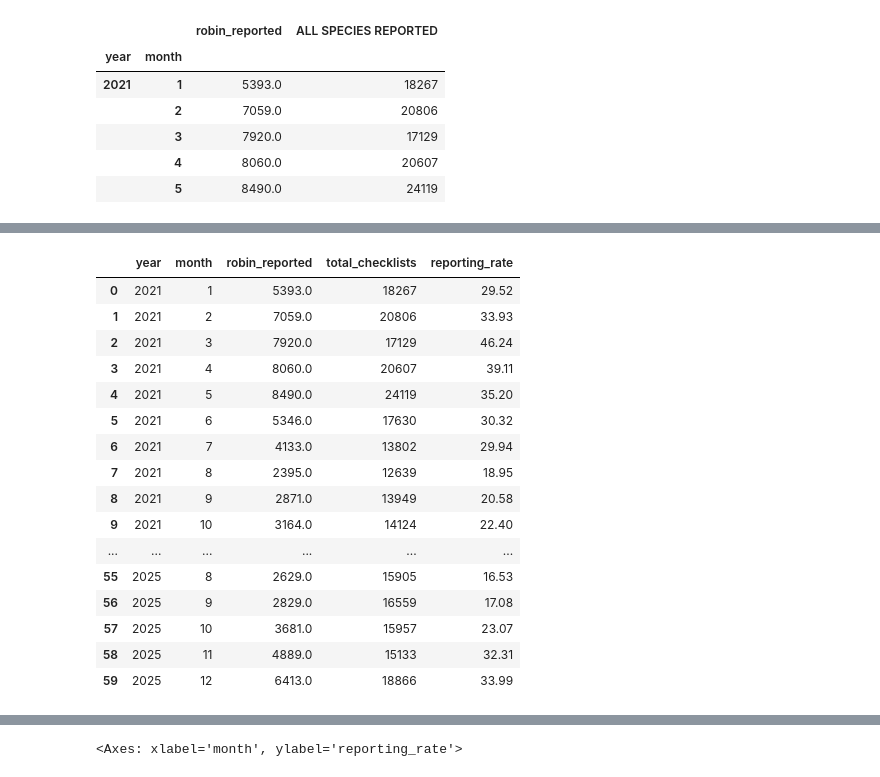
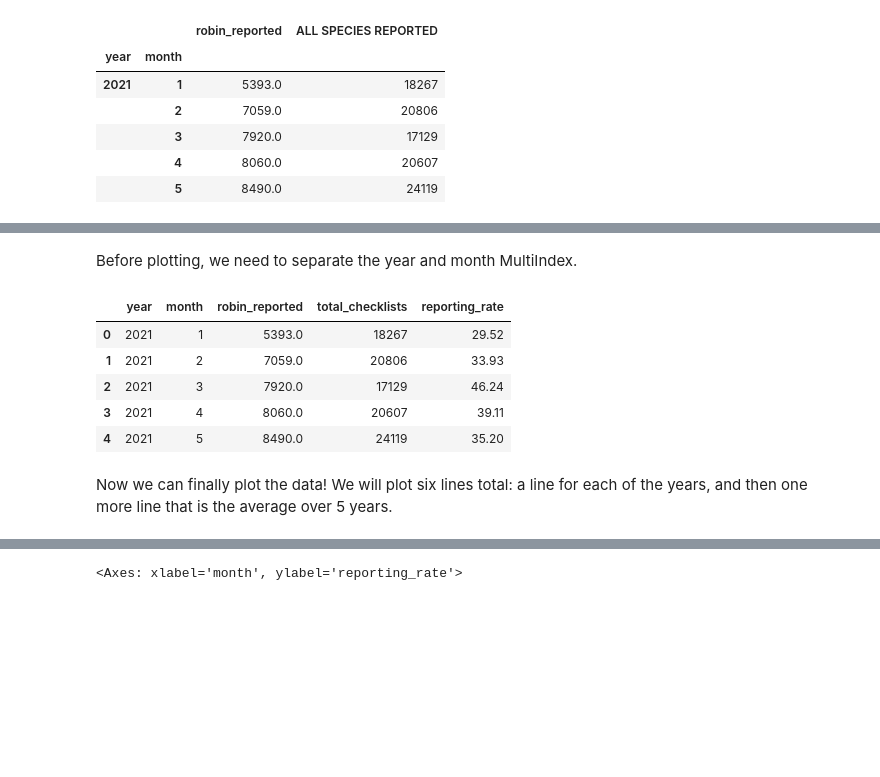
Before and after one commit to mhu732/american-robin-spring-analysis, a Jupyter notebook: american-robin.ipynb, the cells around one changed output, grey strips where cells are left out. Drawn from its saved outputs; the diff is of its cells as text; code cells hidden in the pictures; blank space fills up the shorter version.

```diff
--- a/american-robin.ipynb
+++ b/american-robin.ipynb
@@ -78,4 +88,0 @@ dtype: object
-# %%
-# Convert to datetime
-df_all_checklists["OBSERVATION DATE"] = pd.to_datetime(df_all_checklists["OBSERVATION DATE"])
-print(df_all_checklists["OBSERVATION DATE"])
@@ -178,0 +169,3 @@ print(df_merged.head())
+# %%
+df_merged["OBSERVATION DATE"] = pd.to_datetime(df_merged["OBSERVATION DATE"])
+print(df_merged["OBSERVATION DATE"].dtype)
@@ -201,9 +196,6 @@ print(df_merged.head())
 # %%
-# now group by year and months
-month_robins = df_merged.groupby(["year", "month"])["robin_reported", "ALL SPECIES REPORTED"].sum()
-display(month_robins.head())
-
-# we can treat All Species Reported as the total number of checklists in that month
+monthly_robins = df_merged.groupby(["year", "month"])["robin_reported", "ALL SPECIES REPORTED"].sum()
+display(monthly_robins.head())
 # %% [output]
 |  |  | robin_reported | ALL SPECIES REPORTED |
 | year | month |  |  |
@@ -215,14 +209,14 @@ display(month_robins.head())
 # %%
-# Rename ALL SPECIES REPORTED to total_checklists
-month_robins = month_robins.rename(columns = {"ALL SPECIES REPORTED" : "total_checklists"})
+# First rename ALL SPECIES REPORTED to total_checklists
+monthly_robins = monthly_robins.rename(columns = {"ALL SPECIES REPORTED" : "total_checklists"})
 
 # Reporting rate = robin_reported / total_checklists
-month_robins["reporting_rate"] = month_robins["robin_reported"] / month_robins["total_checklists"]
+monthly_robins["reporting_rate"] = monthly_robins["robin_reported"] / monthly_robins["total_checklists"]
 
 # Convert to percentage and round to 2 decimal digits
-month_robins["reporting_rate"] = (month_robins["reporting_rate"] * 100).round(2)
+monthly_robins["reporting_rate"] = (monthly_robins["reporting_rate"] * 100).round(2)
 
-display(month_robins)
+display(monthly_robins.head())
 # %% [output]
 |  |  | robin_reported | total_checklists | reporting_rate |
 | year | month |  |  |  |
@@ -245,24 +228,16 @@ display(month_robins)
+# %% [markdown]
+Before plotting, we need to separate the year and month MultiIndex.
 # %%
-# Separate year and month MultiIndex
-month_robins = month_robins.reset_index()
-month_robins
+monthly_robins = monthly_robins.reset_index()
+display(monthly_robins.head())
 # %% [output]
 |  | year | month | robin_reported | total_checklists | reporting_rate |
 | 0 | 2021 | 1 | 5393.0 | 18267 | 29.52 |
 | 1 | 2021 | 2 | 7059.0 | 20806 | 33.93 |
 | 2 | 2021 | 3 | 7920.0 | 17129 | 46.24 |
 | 3 | 2021 | 4 | 8060.0 | 20607 | 39.11 |
 | 4 | 2021 | 5 | 8490.0 | 24119 | 35.20 |
-| 5 | 2021 | 6 | 5346.0 | 17630 | 30.32 |
-| 6 | 2021 | 7 | 4133.0 | 13802 | 29.94 |
-| 7 | 2021 | 8 | 2395.0 | 12639 | 18.95 |
-| 8 | 2021 | 9 | 2871.0 | 13949 | 20.58 |
-| 9 | 2021 | 10 | 3164.0 | 14124 | 22.40 |
-| ... | ... | ... | ... | ... | ... |
-| 55 | 2025 | 8 | 2629.0 | 15905 | 16.53 |
-| 56 | 2025 | 9 | 2829.0 | 16559 | 17.08 |
-| 57 | 2025 | 10 | 3681.0 | 15957 | 23.07 |
-| 58 | 2025 | 11 | 4889.0 | 15133 | 32.31 |
-| 59 | 2025 | 12 | 6413.0 | 18866 | 33.99 |
+# %% [markdown]
+Now we can finally plot the data! We will plot six lines total: a line for each of the years, and then one more line that is the average over 5 years.
 # %%
 # plot a line for each year
```
Also changed, not shown: parts of 32 cells of this notebook.
